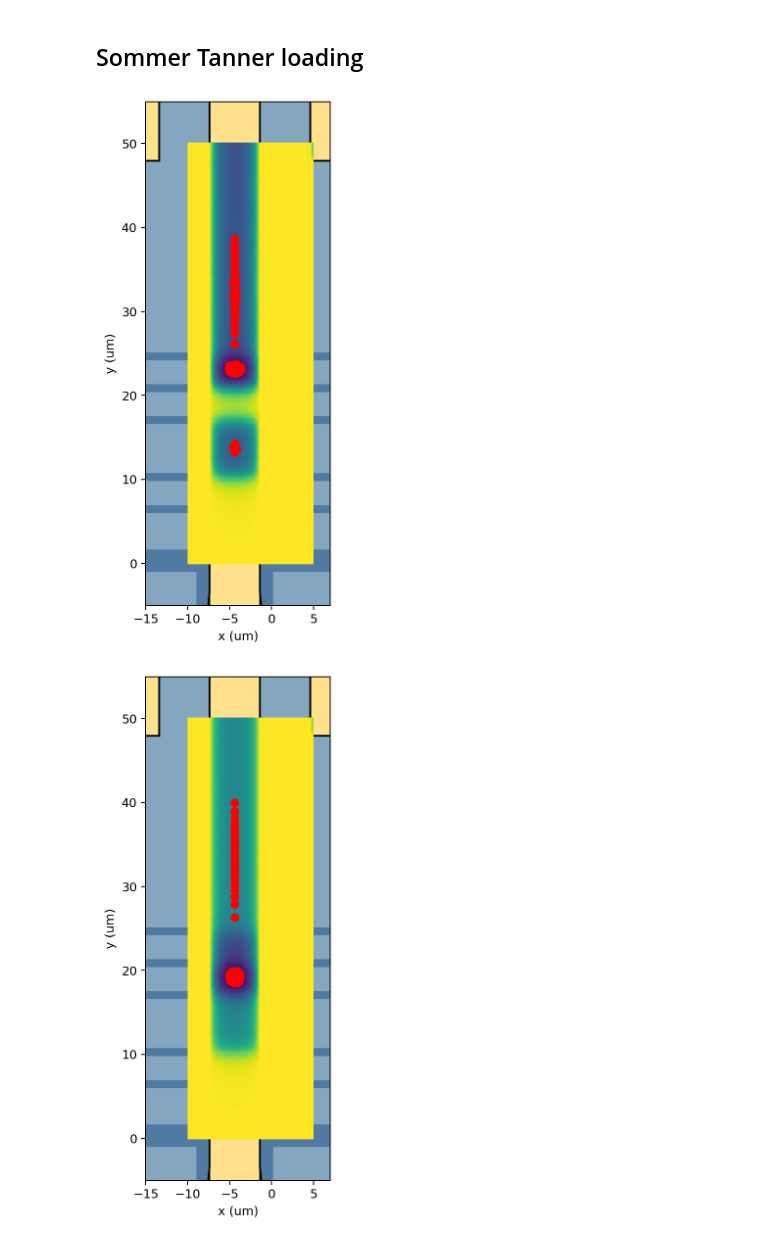
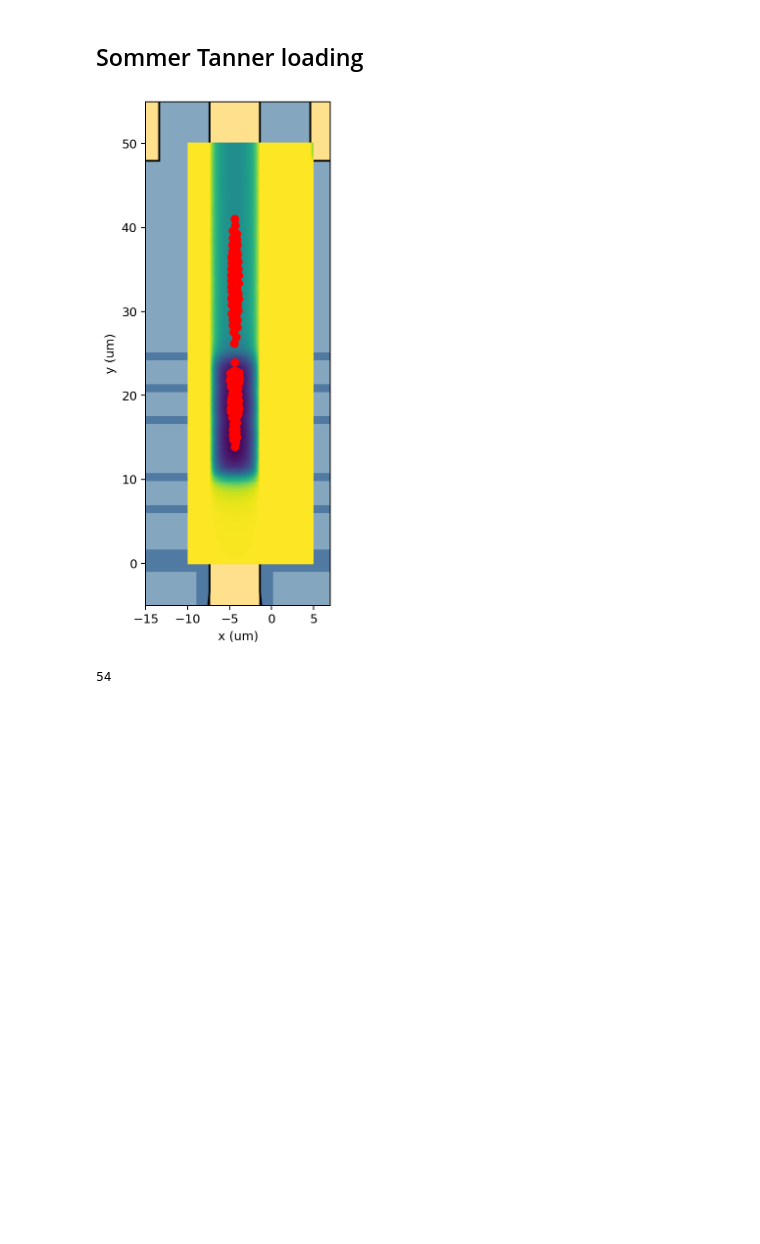
Before and after one commit to eelyon/LyonLabCodebase, a Jupyter notebook: femSims/Tiffany/ThinFilmTransportNew/FEMAnalysis.ipynb, the cells around one changed output. Saved outputs shown, nothing was run; the diff lists cells and outputs as text; code cells hidden in the pictures; blank space fills up the shorter version.

```diff
--- a/femSims/Tiffany/ThinFilmTransportNew/FEMAnalysis.ipynb
+++ b/femSims/Tiffany/ThinFilmTransportNew/FEMAnalysis.ipynb
@@ -20,2 +17,4 @@ from zeroheliumkit.helpers.constants import *
 # %% [markdown]
 # Device and FEM Results
+# %%
+ffparser = FreeFemResultParser("dump/metadata.yaml")
@@ -33,6 +59,6 @@ device.layers
 #Show Device
 device.quickplot(plot_config)
 
-ph = FieldAnalyzer(("TransferDevice_phi_xy.txt", 'phi', '2Dmap'))
-p = ph.phi
+ph = FieldAnalyzer(("dot", ffparser.load_data("dump/results", "result1")),
+                   ("curved", ffparser.load_data("dump/results", "result2")))
 # %% [output]
@@ -90,10 +132,8 @@ voltages = {
 }
 for k,v in voltages.items():
     voltages[k] = 1
-    x,y,z = ph.potential(ph.phi,voltages)
-
-    x,y,z = ph.potential(ph.phi,voltages)
-    device.quickplot(plot_config)
+    # x,y,z = ph.potential(ph.phi,voltages)
+    x,y,z = ph.plot_potential_1D(ph.dot, voltages, zlevel_key=1.6, zero_line=False, cmap='RdYlBu')
     plt.pcolormesh(x,y,z.T,alpha = 1)
     plt.clim(0,1)
     plt.colorbar()
@@ -274,7 +350,7 @@ plt.show()
 voltages = {
     'Barrier':-1,
     'Door1':-0.7,
-    'Door2':-1,
+    'Door2':-2,
     'Reservoir':0,
     'Sense':0,
     'ThinFilm':-1,
@@ -282,10 +358,10 @@ voltages = {
     'Twiddle':0,
 }
 
-N = 10
+N = 100
 min_spacing = 0.2
 x0,y0 = -5,14
-vpp = 3
+vpp = 1
 
 coords = generate_coords_deterministic(int(N),x0,y0,min_spacing).flatten()*1e-6
 coords = get_min_energy_forcemethod(fm,N,n_timesteps = 2000,init_coords=coords)
@@ -313,38 +389,43 @@ for twiddle in [-vpp/2,vpp/2]:
 # %%
 voltages = {
     'Barrier':-1,
-    'Door1':0.5,
+    'Door1':0,
     'Door2':-1,
-    'Reservoir':0,
+    'Reservoir':-0.5,
     'Sense':0,
     'ThinFilm':-1,
     'Top':-1,
     'Twiddle':0,
 }
 
-N = 50
+N = 100
 min_spacing = 0.2
 x0,y0 = -5,30
 vpp = 2
 
 coords = generate_coords_deterministic(int(N),x0,y0,min_spacing).flatten()*1e-6
 coords = get_min_energy_forcemethod(fm,N,n_timesteps = 2000,init_coords=coords)
 
-for twiddle in [-vpp/2,vpp/2]:
+for twiddle in [0]:
     voltages['Twiddle'] = twiddle
     x,y,z = ph.potential(p,voltages)
     fm = FullModel(ph.phi, voltages, **options)
     coords = get_min_energy_forcemethod(fm,N,n_timesteps = 2000,init_coords=coords)
 
     device.quickplot(plot_config)
     plt.pcolormesh(x,y,-z.T)
+    # plt.xlim(-9,0) # zoom in
+    # plt.ylim(10,45) # zoom in
     plt.xlim(-15,7)
     plt.ylim(-5,55)
     for xi,yi in zip(coords[0::2],coords[1::2]):
         plt.plot(xi*1e6,yi*1e6,'ro')
     plt.ylabel("y (um)")
     plt.xlabel("x (um)")
     plt.show()
+
+# Find number of electrons that make it from the reservoir: y range for area past reservoir gate = (25.5,10e-6)
+sum(10e-6<i<25.5e-6 for i in coords[1::2])
 # %% [output]
-[figure, old version]
+[figure, new version]
-[figure, removed]
+54
```
Also changed, not shown: parts of 10 cells of this notebook, 48 other files.
